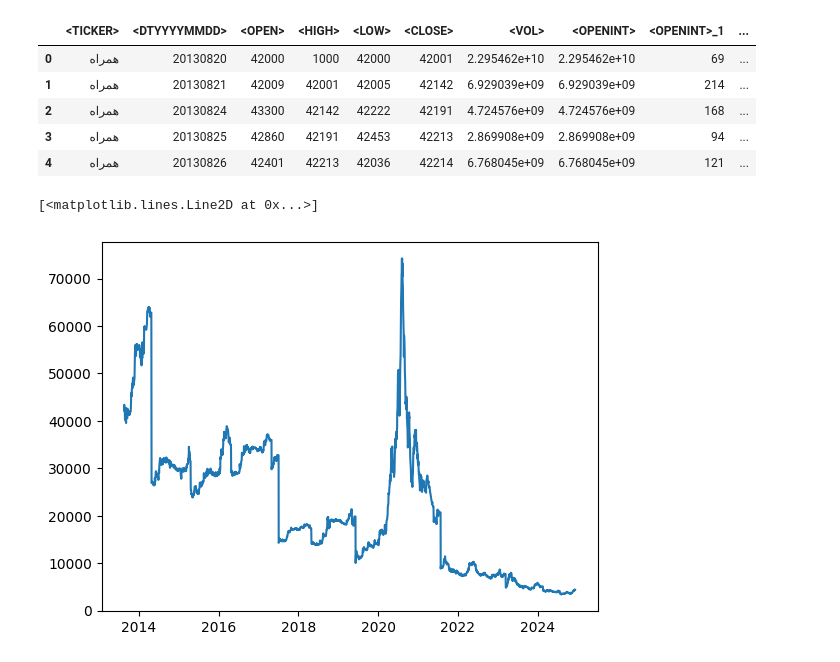
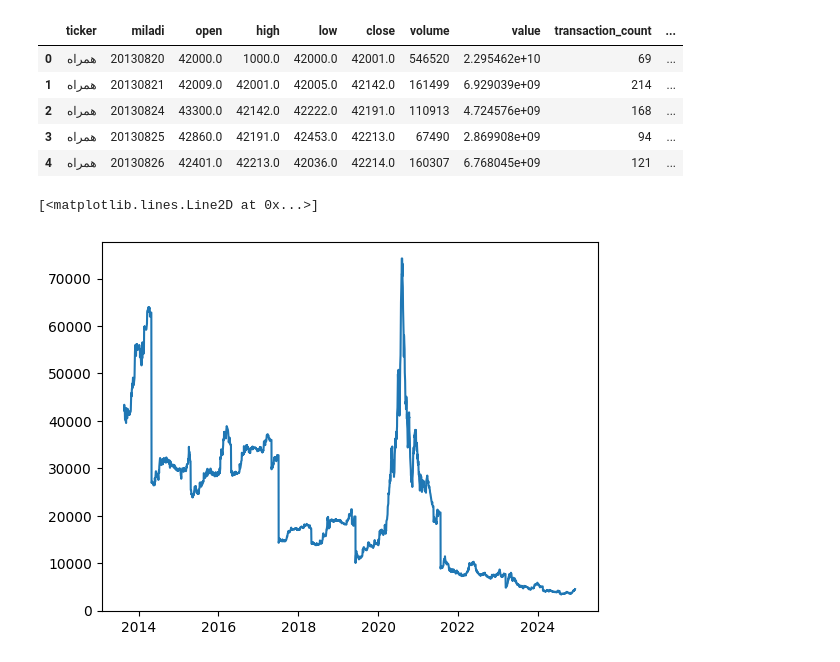
Before and after one commit to mostafamhmdi/IR-MCI-Stock, a Jupyter notebook: codes/cleansing.ipynb, the cells around one changed output. Cells and saved outputs as stored; diff of their text form; code cells hidden in the pictures.

```diff
--- a/codes/cleansing.ipynb
+++ b/codes/cleansing.ipynb
@@ -6,13 +6,13 @@ import seaborn as sns
 from persiantools.jdatetime import JalaliDate
 import jalali_pandas
 # %%
-df = pd.read_csv(r'../data/MCI.csv', encoding='utf-8')
+df = pd.read_csv(r'../data/IRMCI.csv', encoding='utf-8')
 df.head()
 # %% [output]
-|  | <TICKER> | <DTYYYYMMDD> | <OPEN> | <HIGH> | <LOW> | <CLOSE> | <VOL> | <OPENINT> | <OPENINT>_1 | ... |
-| 0 | همراه | 20130820 | 42000 | 1000 | 42000 | 42001 | 2.295462e+10 | 2.295462e+10 | 69 | ... |
-| 1 | همراه | 20130821 | 42009 | 42001 | 42005 | 42142 | 6.929039e+09 | 6.929039e+09 | 214 | ... |
-| 2 | همراه | 20130824 | 43300 | 42142 | 42222 | 42191 | 4.724576e+09 | 4.724576e+09 | 168 | ... |
-| 3 | همراه | 20130825 | 42860 | 42191 | 42453 | 42213 | 2.869908e+09 | 2.869908e+09 | 94 | ... |
-| 4 | همراه | 20130826 | 42401 | 42213 | 42036 | 42214 | 6.768045e+09 | 6.768045e+09 | 121 | ... |
+|  | ticker | miladi | open | high | low | close | volume | value | transaction_count | ... |
+| 0 | همراه | 20130820 | 42000.0 | 1000.0 | 42000.0 | 42001.0 | 546520 | 2.295462e+10 | 69 | ... |
+| 1 | همراه | 20130821 | 42009.0 | 42001.0 | 42005.0 | 42142.0 | 161499 | 6.929039e+09 | 214 | ... |
+| 2 | همراه | 20130824 | 43300.0 | 42142.0 | 42222.0 | 42191.0 | 110913 | 4.724576e+09 | 168 | ... |
+| 3 | همراه | 20130825 | 42860.0 | 42191.0 | 42453.0 | 42213.0 | 67490 | 2.869908e+09 | 94 | ... |
+| 4 | همراه | 20130826 | 42401.0 | 42213.0 | 42036.0 | 42214.0 | 160307 | 6.768045e+09 | 121 | ... |
 # %%
```
Also changed, not shown: parts of 12 cells of this notebook.
